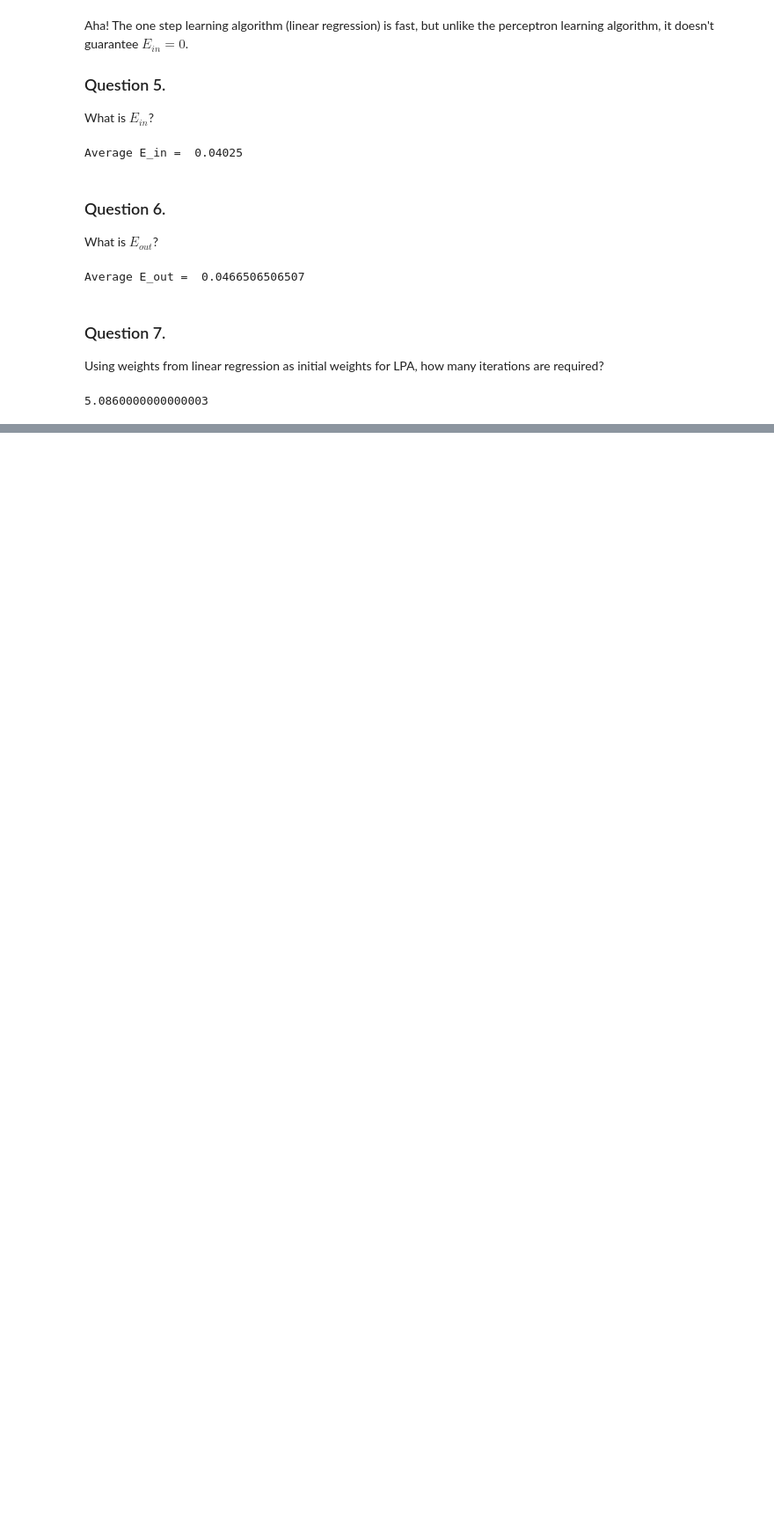
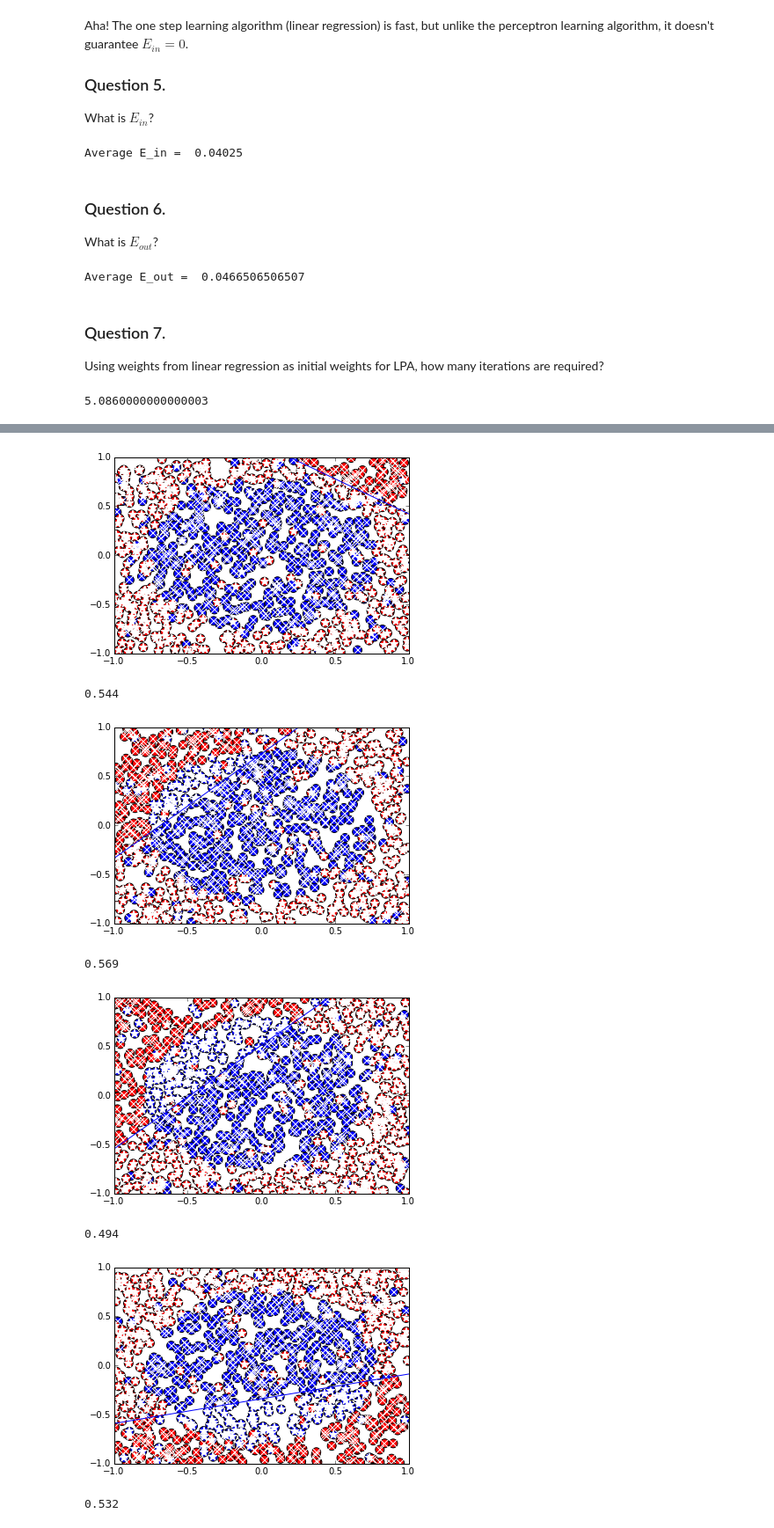
Before and after one commit to cjbayesian/cs_1156, a Jupyter notebook: hw2/hw2.ipynb, the cells around one changed output, grey strips where cells are left out. Shown at 88% size. Drawn from its saved outputs; the diff is of its cells as text; code cells hidden in the pictures; blank space fills up the shorter version.

```diff
--- a/hw2/hw2.ipynb
+++ b/hw2/hw2.ipynb
@@ -324,0 +356,15 @@ $$f(x_1,x_2) = sign(x_1^2 + x_2^2 - 0.6) $$
+# %%
+## Fit a linear regression model to the simulated data
+## first using feature vector {1,x_1,x_2}
+# encode y as {-1,1} rather than {true,false}
+for i in range(5):
+    print lr_experiment(N=1000,sim_fnc=sim_nonlinear)
+# %% [output]
+[figure, added]
+0.544
+[figure, added]
+0.569
+[figure, added]
+0.494
+[figure, added]
+0.532
```
Also changed, not shown: parts of 9 cells of this notebook.
